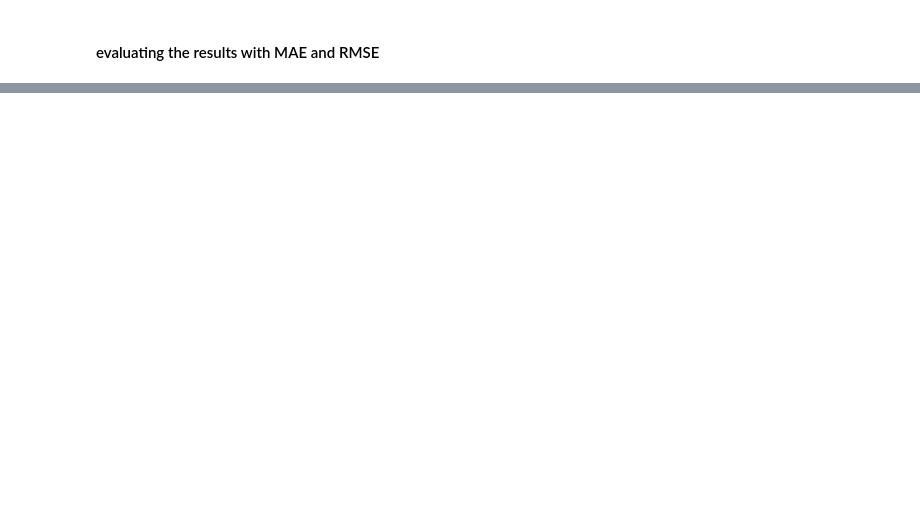
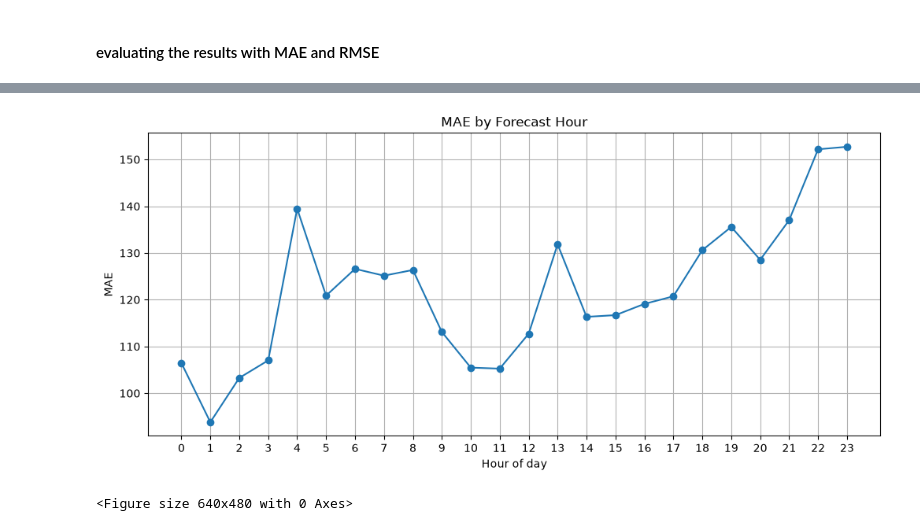
Before and after one commit to yaju1995/HacktheClimate, a Jupyter notebook: test_dataload_syn_data.ipynb, the cells around one changed output, grey strips where cells are left out. Cells and saved outputs as stored; diff of their text form; code cells hidden in the pictures; blank space fills up the shorter version.

```diff
--- a/test_dataload_syn_data.ipynb
+++ b/test_dataload_syn_data.ipynb
@@ -648,0 +788,8 @@ plt.show()
+# %%
+predictions = np.array(predictions)
+actuals = np.array(actuals)
+forecast_datetimes = np.array(forecast_datetimes)
+
+print("Predictions:", predictions.shape)
+print("Actual:", actuals.shape)
+print("Forecast dates:", forecast_datetimes.shape)
@@ -648,0 +965,20 @@ plt.show()
+# %%
+plt.figure(figsize=(12, 5))
+
+plt.plot(
+    hourly_error["forecast_hour"],
+    hourly_error["mae"],
+    marker="o"
+)
+
+plt.xlabel("Hour of day")
+plt.ylabel("MAE")
+plt.title("MAE by Forecast Hour")
+plt.xticks(range(24))
+plt.grid(True)
+
+plt.show()
+plt.savefig(f"{SAVE_DIR}/forecast_error_by_hour_MAE.png", dpi=300)
+# %% [output]
+[figure, added]
+<Figure size 640x480 with 0 Axes>
```
Also changed, not shown: parts of 27 cells of this notebook, 15 other files.
